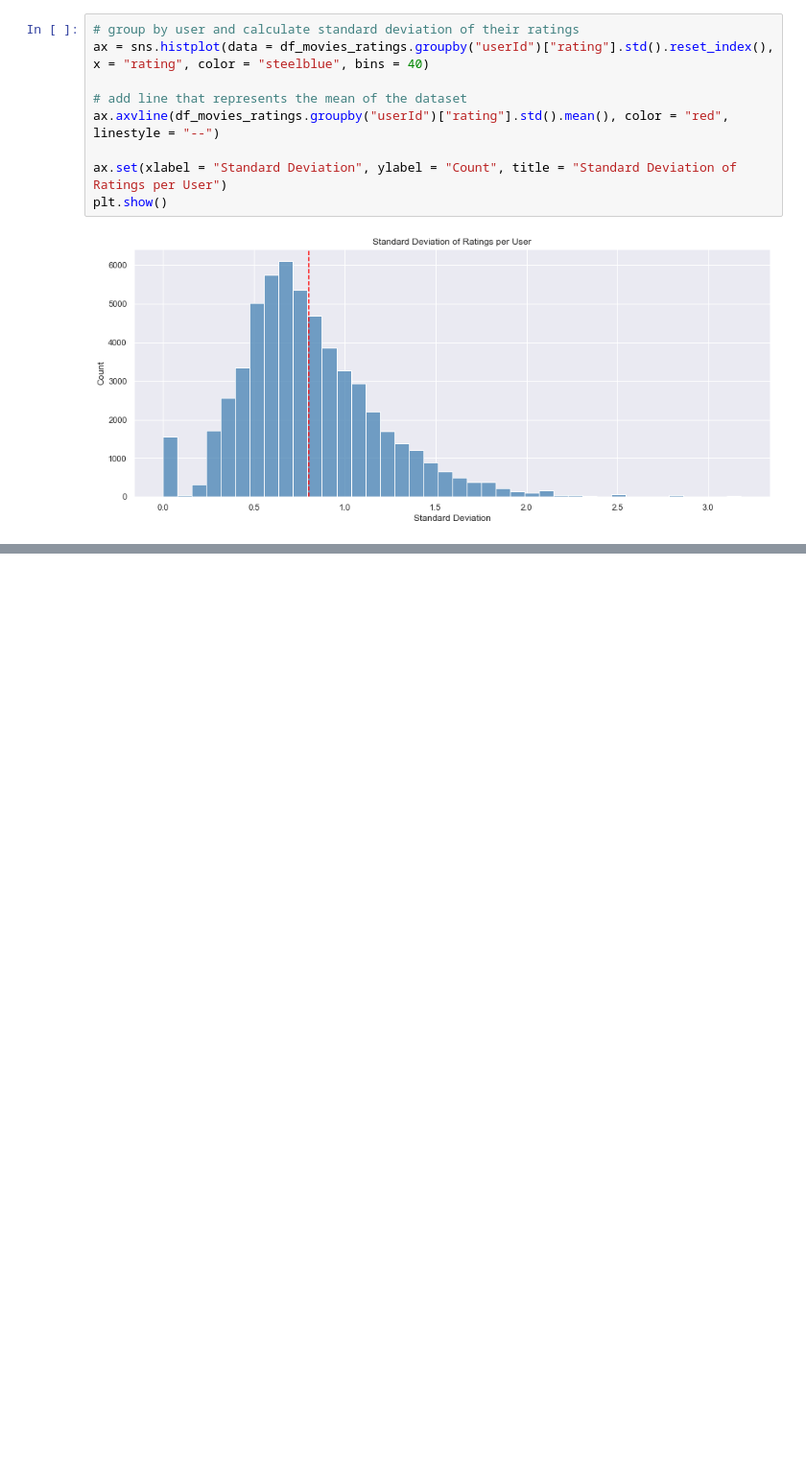
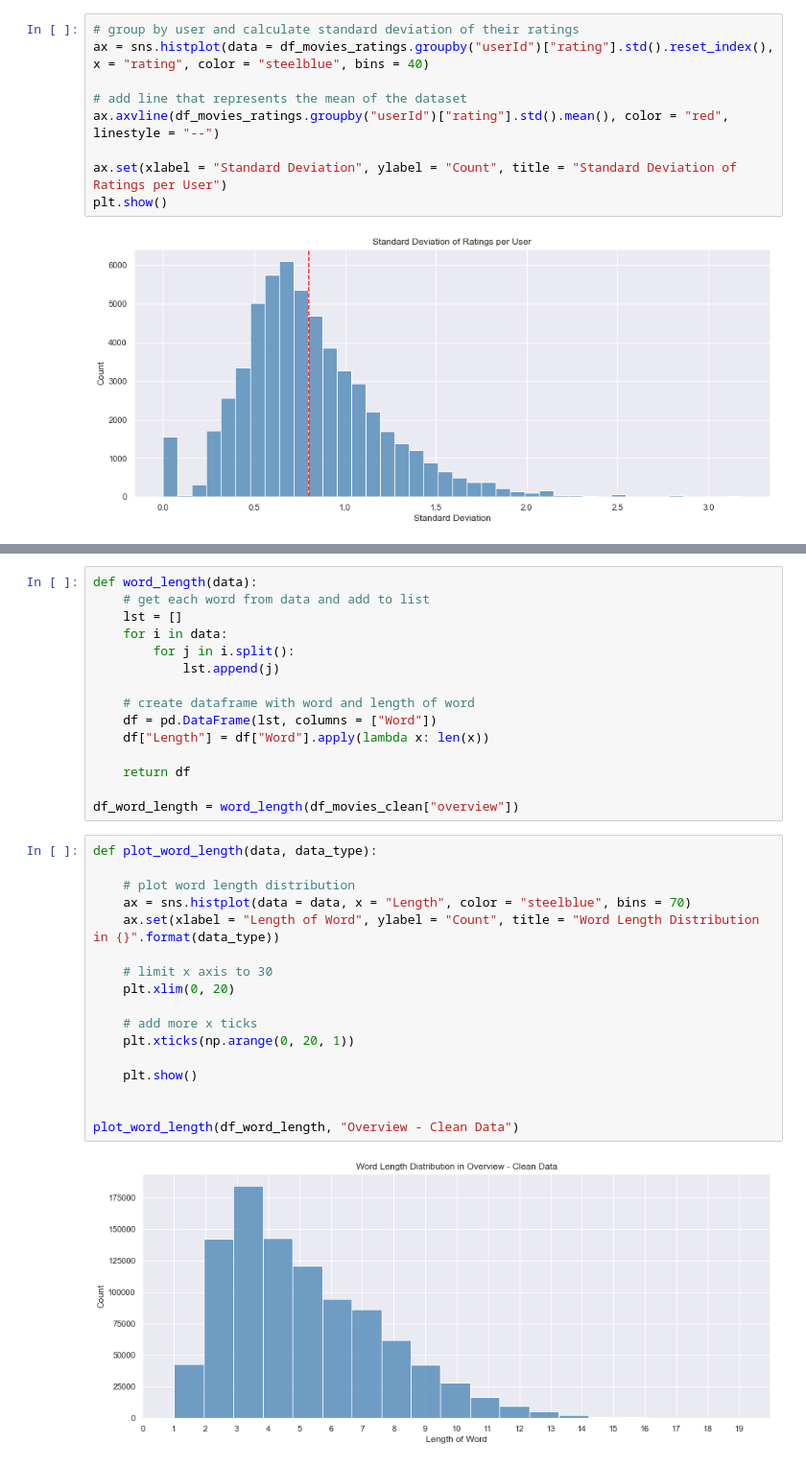
Before and after one commit to Luuzemp14/Cds1_Tinder-4-Movies, a Jupyter notebook: eda.ipynb, the cells around one changed output, grey strips where cells are left out. Shown at 96% size. Cells and saved outputs as stored; diff of their text form; blank space fills up the shorter version.

```diff
--- a/eda.ipynb
+++ b/eda.ipynb
@@ -259,0 +307,34 @@ plt.show()
+# %%
+def word_length(data):
+    # get each word from data and add to list
+    lst = []
+    for i in data:
+        for j in i.split():
+            lst.append(j)
+
+    # create dataframe with word and length of word
+    df = pd.DataFrame(lst, columns = ["Word"])
+    df["Length"] = df["Word"].apply(lambda x: len(x))
+
+    return df
+
+df_word_length = word_length(df_movies_clean["overview"])
+# %%
+def plot_word_length(data, data_type):
+
+    # plot word length distribution
+    ax = sns.histplot(data = data, x = "Length", color = "steelblue", bins = 70)
+    ax.set(xlabel = "Length of Word", ylabel = "Count", title = "Word Length Distribution in {}".format(data_type))
+
+    # limit x axis to 30
+    plt.xlim(0, 20)
+
+    # add more x ticks
+    plt.xticks(np.arange(0, 20, 1))
+
+    plt.show()
+
+
+plot_word_length(df_word_length, "Overview - Clean Data")
+# %% [output]
+[figure, added]
```
Also changed, not shown: parts of 17 cells of this notebook.
